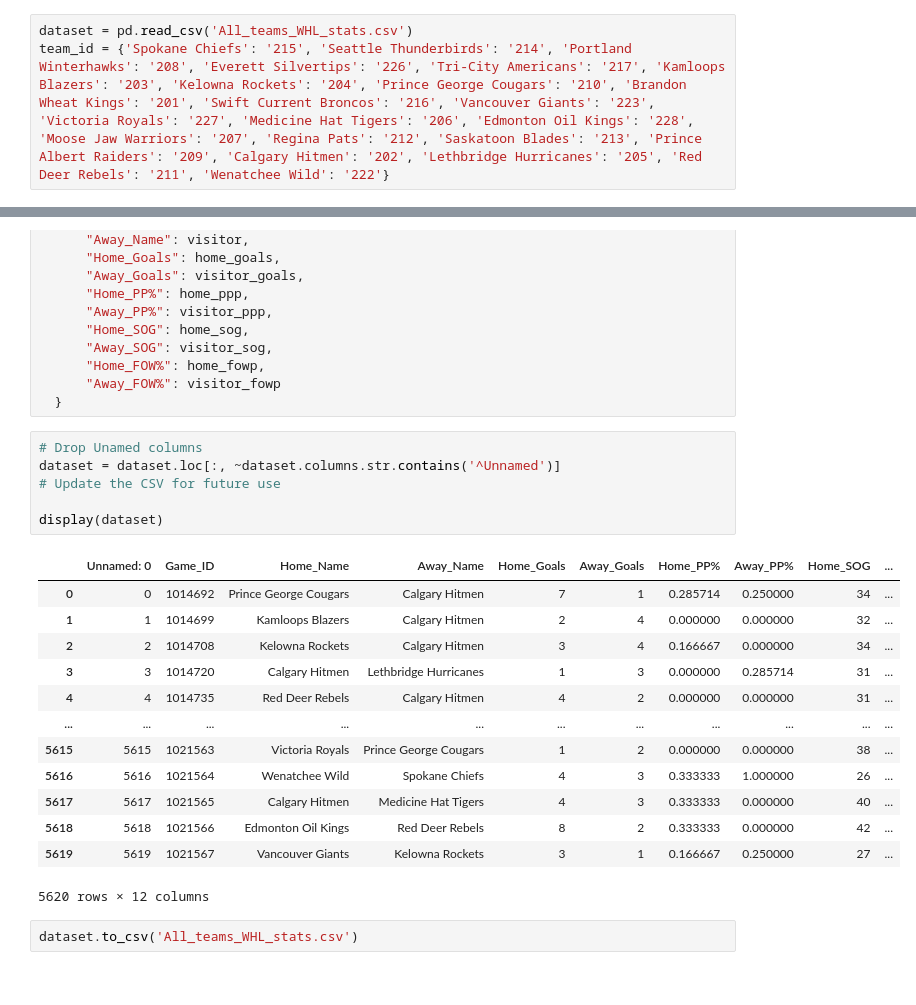
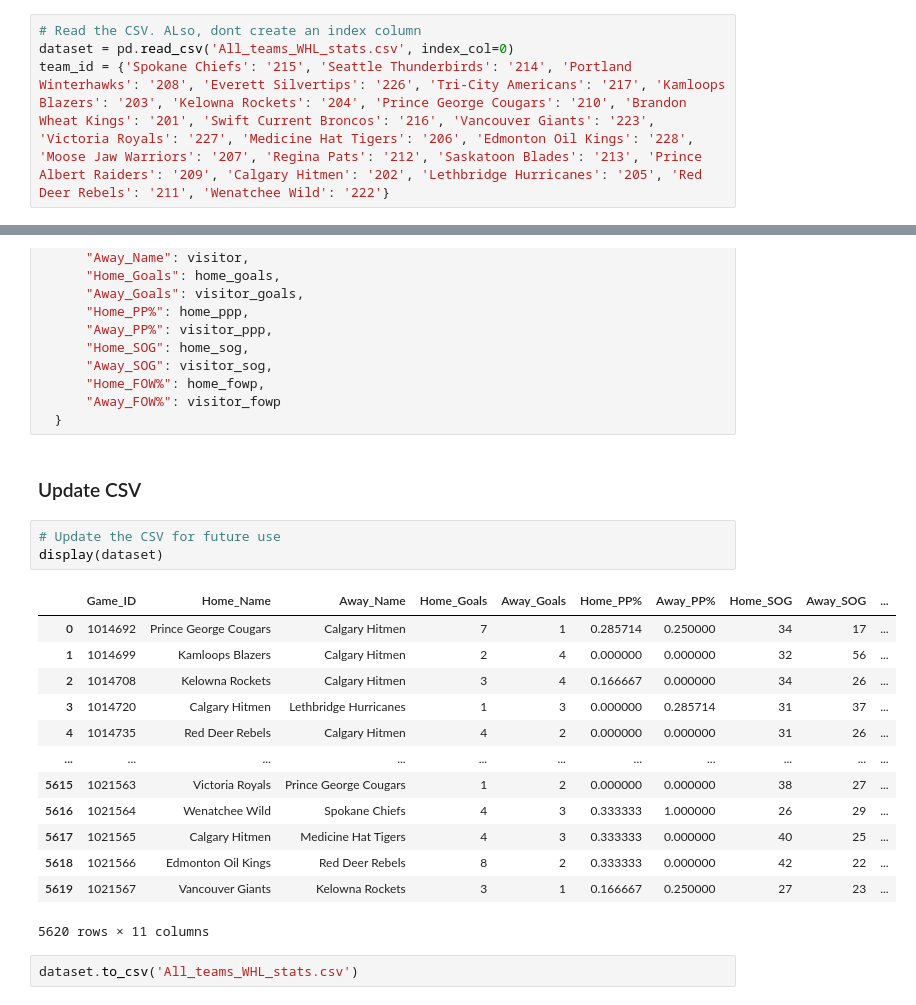
Before and after one commit to caleb-stewart/WHL-Game-Predictor, a Jupyter notebook: WHL_Win_Predictor.ipynb, the cells around one changed output, grey strips where cells are left out. Drawn from its saved outputs; the diff is of its cells as text.

```diff
--- a/WHL_Win_Predictor.ipynb
+++ b/WHL_Win_Predictor.ipynb
@@ -68,7 +67,8 @@ def get_game_stats(game_id):
 # %% [markdown]
 ## Import the Dataset
 # %%
-dataset = pd.read_csv('All_teams_WHL_stats.csv')
+# Read the CSV. ALso, dont create an index column
+dataset = pd.read_csv('All_teams_WHL_stats.csv', index_col=0)
 team_id = {'Spokane Chiefs': '215', 'Seattle Thunderbirds': '214', 'Portland Winterhawks': '208', 'Everett Silvertips': '226', 'Tri-City Americans': '217', 'Kamloops Blazers': '203', 'Kelowna Rockets': '204', 'Prince George Cougars': '210', 'Brandon Wheat Kings': '201', 'Swift Current Broncos': '216', 'Vancouver Giants': '223', 'Victoria Royals': '227', 'Medicine Hat Tigers': '206', 'Edmonton Oil Kings': '228', 'Moose Jaw Warriors': '207', 'Regina Pats': '212', 'Saskatoon Blades': '213', 'Prince Albert Raiders': '209', 'Calgary Hitmen': '202', 'Lethbridge Hurricanes': '205', 'Red Deer Rebels': '211', 'Wenatchee Wild': '222'}
 # %%
 dataset = dataset.sort_values(by="Game_ID")
@@ -171,26 +170,25 @@ for game in update_games:
       "Home_FOW%": home_fowp,
       "Away_FOW%": visitor_fowp
   }
+# %% [markdown]
+### Update CSV
 # %%
-# Drop Unamed columns
-dataset = dataset.loc[:, ~dataset.columns.str.contains('^Unnamed')]
 # Update the CSV for future use
-
 display(dataset)
 # %% [output]
-|  | Unnamed: 0 | Game_ID | Home_Name | Away_Name | Home_Goals | Away_Goals | Home_PP% | Away_PP% | Home_SOG | ... |
-| 0 | 0 | 1014692 | Prince George Cougars | Calgary Hitmen | 7 | 1 | 0.285714 | 0.250000 | 34 | ... |
-| 1 | 1 | 1014699 | Kamloops Blazers | Calgary Hitmen | 2 | 4 | 0.000000 | 0.000000 | 32 | ... |
-| 2 | 2 | 1014708 | Kelowna Rockets | Calgary Hitmen | 3 | 4 | 0.166667 | 0.000000 | 34 | ... |
-| 3 | 3 | 1014720 | Calgary Hitmen | Lethbridge Hurricanes | 1 | 3 | 0.000000 | 0.285714 | 31 | ... |
-| 4 | 4 | 1014735 | Red Deer Rebels | Calgary Hitmen | 4 | 2 | 0.000000 | 0.000000 | 31 | ... |
+|  | Game_ID | Home_Name | Away_Name | Home_Goals | Away_Goals | Home_PP% | Away_PP% | Home_SOG | Away_SOG | ... |
+| 0 | 1014692 | Prince George Cougars | Calgary Hitmen | 7 | 1 | 0.285714 | 0.250000 | 34 | 17 | ... |
+| 1 | 1014699 | Kamloops Blazers | Calgary Hitmen | 2 | 4 | 0.000000 | 0.000000 | 32 | 56 | ... |
+| 2 | 1014708 | Kelowna Rockets | Calgary Hitmen | 3 | 4 | 0.166667 | 0.000000 | 34 | 26 | ... |
+| 3 | 1014720 | Calgary Hitmen | Lethbridge Hurricanes | 1 | 3 | 0.000000 | 0.285714 | 31 | 37 | ... |
+| 4 | 1014735 | Red Deer Rebels | Calgary Hitmen | 4 | 2 | 0.000000 | 0.000000 | 31 | 26 | ... |
 | ... | ... | ... | ... | ... | ... | ... | ... | ... | ... | ... |
-| 5615 | 5615 | 1021563 | Victoria Royals | Prince George Cougars | 1 | 2 | 0.000000 | 0.000000 | 38 | ... |
-| 5616 | 5616 | 1021564 | Wenatchee Wild | Spokane Chiefs | 4 | 3 | 0.333333 | 1.000000 | 26 | ... |
-| 5617 | 5617 | 1021565 | Calgary Hitmen | Medicine Hat Tigers | 4 | 3 | 0.333333 | 0.000000 | 40 | ... |
-| 5618 | 5618 | 1021566 | Edmonton Oil Kings | Red Deer Rebels | 8 | 2 | 0.333333 | 0.000000 | 42 | ... |
-| 5619 | 5619 | 1021567 | Vancouver Giants | Kelowna Rockets | 3 | 1 | 0.166667 | 0.250000 | 27 | ... |
+| 5615 | 1021563 | Victoria Royals | Prince George Cougars | 1 | 2 | 0.000000 | 0.000000 | 38 | 27 | ... |
+| 5616 | 1021564 | Wenatchee Wild | Spokane Chiefs | 4 | 3 | 0.333333 | 1.000000 | 26 | 29 | ... |
+| 5617 | 1021565 | Calgary Hitmen | Medicine Hat Tigers | 4 | 3 | 0.333333 | 0.000000 | 40 | 25 | ... |
+| 5618 | 1021566 | Edmonton Oil Kings | Red Deer Rebels | 8 | 2 | 0.333333 | 0.000000 | 42 | 22 | ... |
+| 5619 | 1021567 | Vancouver Giants | Kelowna Rockets | 3 | 1 | 0.166667 | 0.250000 | 27 | 23 | ... |
-5620 rows × 12 columns
+5620 rows × 11 columns
 # %%
 dataset.to_csv('All_teams_WHL_stats.csv')
 # %% [markdown]
```
Also changed, not shown: parts of 20 cells of this notebook, 1 other file.
